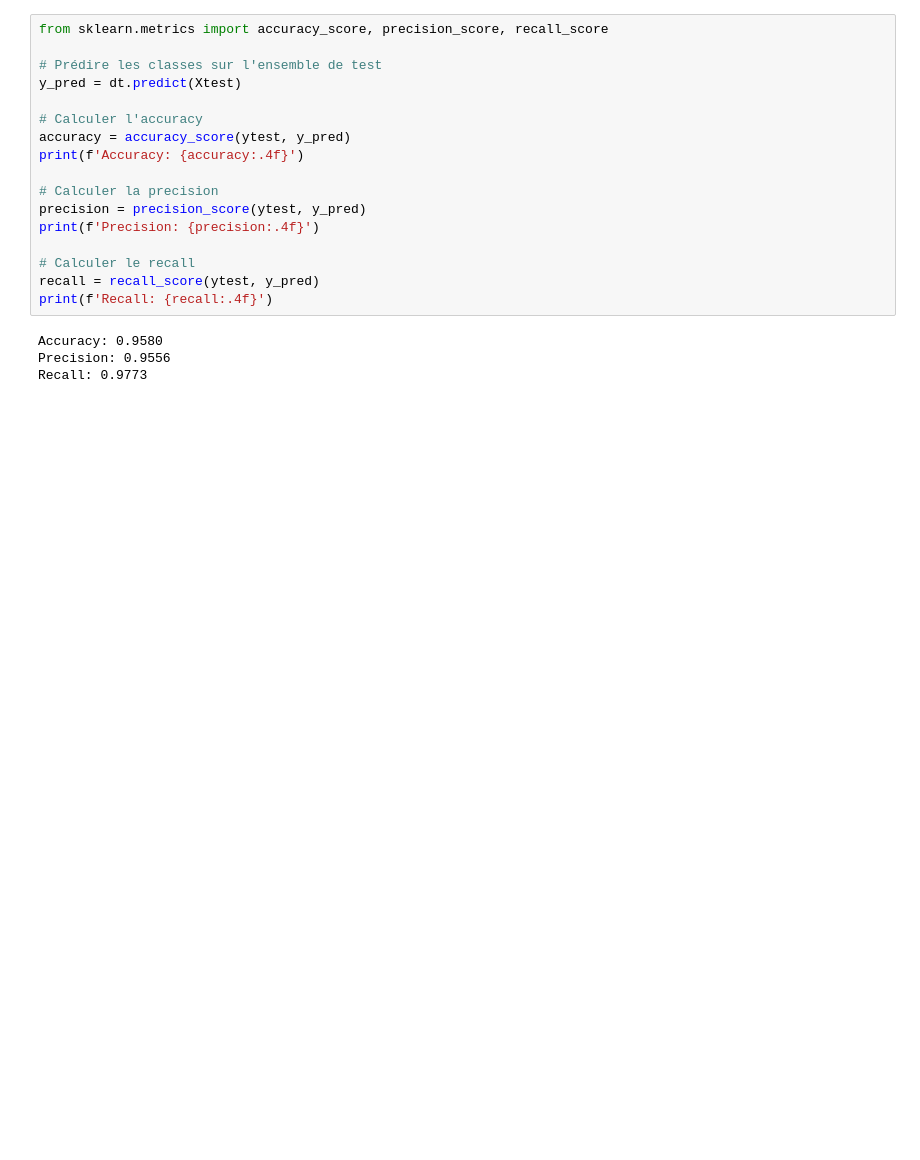
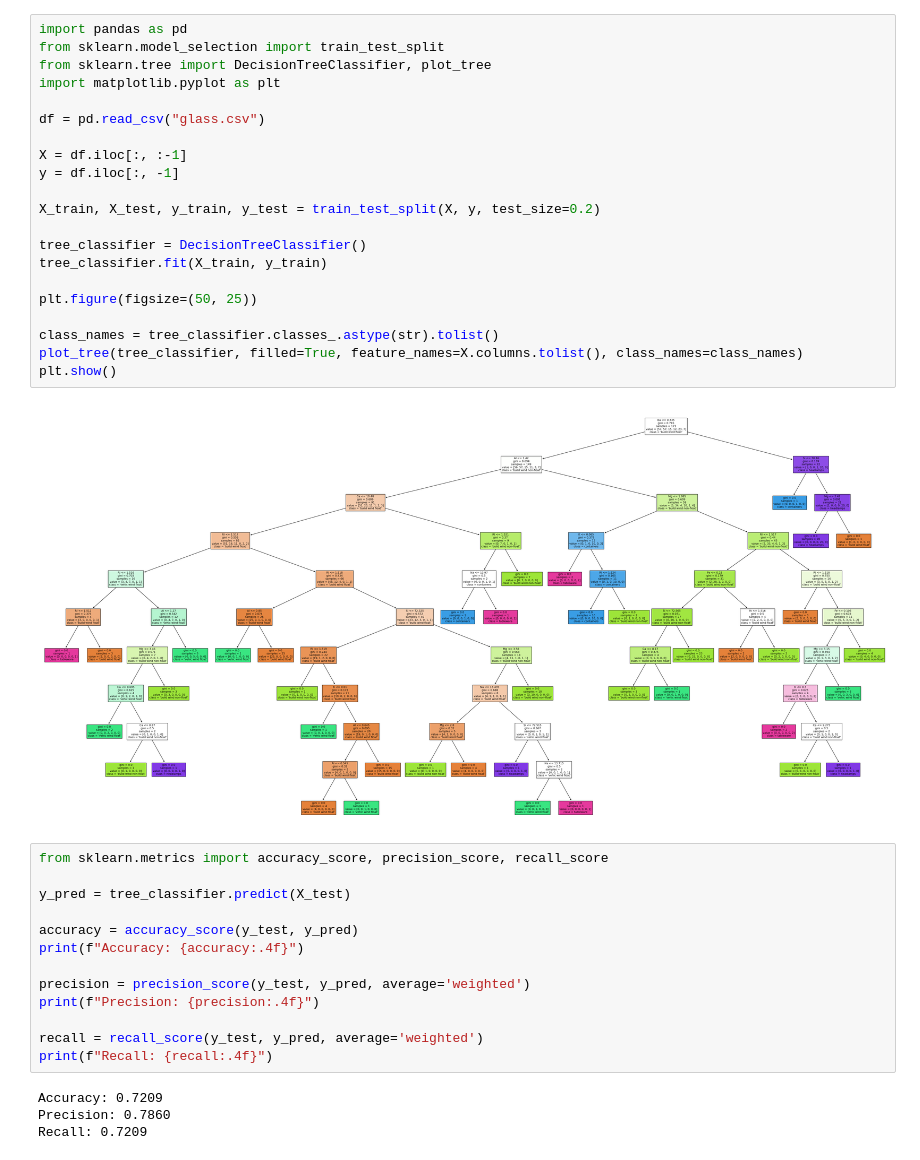
Before and after one commit to Amaroke/ArchivesS9, a Jupyter notebook: IDEC/tp2.ipynb, the cells around one changed output. Drawn from its saved outputs; the diff is of its cells as text; blank space fills up the shorter version.

```diff
--- a/IDEC/tp2.ipynb
+++ b/IDEC/tp2.ipynb
@@ -62,21 +83,40 @@ max                   0.207500    1.000000
+# %%
+import pandas as pd
+from sklearn.model_selection import train_test_split
+from sklearn.tree import DecisionTreeClassifier, plot_tree
+import matplotlib.pyplot as plt
+
+df = pd.read_csv("glass.csv")
+
+X = df.iloc[:, :-1]
+y = df.iloc[:, -1]
+
+X_train, X_test, y_train, y_test = train_test_split(X, y, test_size=0.2)
+
+tree_classifier = DecisionTreeClassifier()
+tree_classifier.fit(X_train, y_train)
+
+plt.figure(figsize=(50, 25))
+
+class_names = tree_classifier.classes_.astype(str).tolist()
+plot_tree(tree_classifier, filled=True, feature_names=X.columns.tolist(), class_names=class_names)
+plt.show()
+# %% [output]
+[figure, added]
 # %%
 from sklearn.metrics import accuracy_score, precision_score, recall_score
 
-# Prédire les classes sur l'ensemble de test
-y_pred = dt.predict(Xtest)
+y_pred = tree_classifier.predict(X_test)
 
-# Calculer l'accuracy
-accuracy = accuracy_score(ytest, y_pred)
-print(f'Accuracy: {accuracy:.4f}')
+accuracy = accuracy_score(y_test, y_pred)
+print(f"Accuracy: {accuracy:.4f}")
 
-# Calculer la precision
-precision = precision_score(ytest, y_pred)
-print(f'Precision: {precision:.4f}')
+precision = precision_score(y_test, y_pred, average='weighted')
+print(f"Precision: {precision:.4f}")
 
-# Calculer le recall
-recall = recall_score(ytest, y_pred)
-print(f'Recall: {recall:.4f}')
+recall = recall_score(y_test, y_pred, average='weighted')
+print(f"Recall: {recall:.4f}")
 # %% [output]
-Accuracy: 0.9580
-Precision: 0.9556
-Recall: 0.9773
+Accuracy: 0.7209
+Precision: 0.7860
+Recall: 0.7209
```
Also changed, not shown: parts of 8 cells of this notebook, 6 other files.
